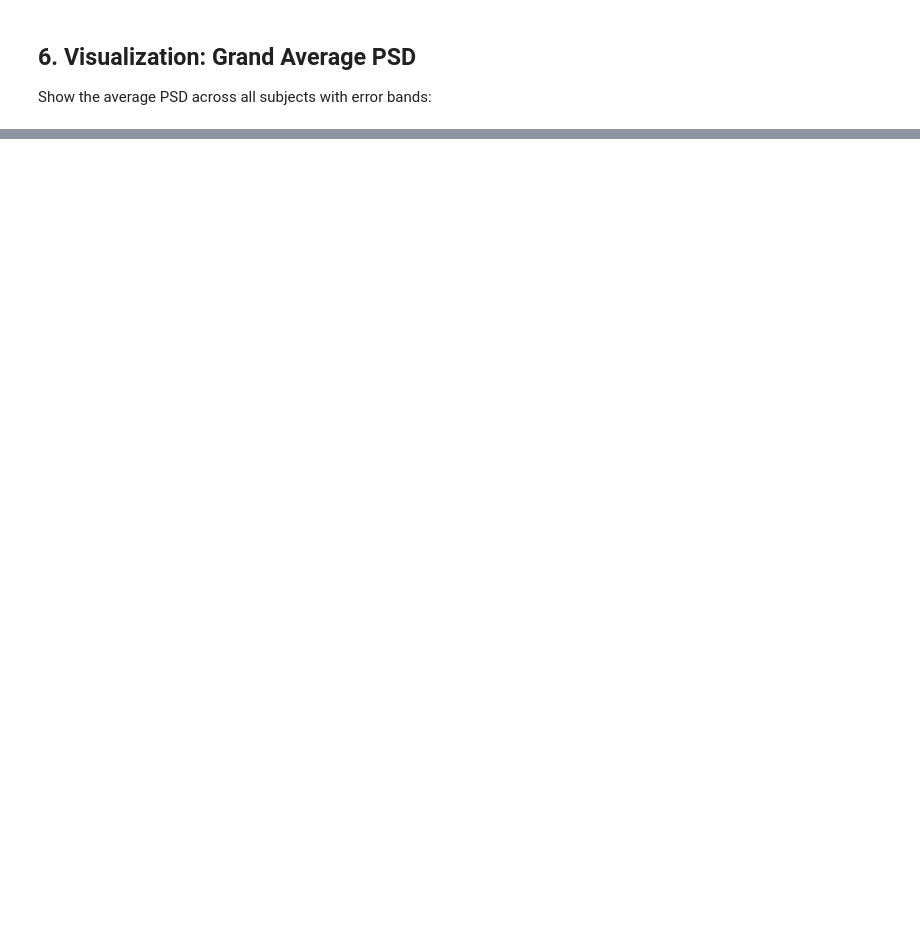
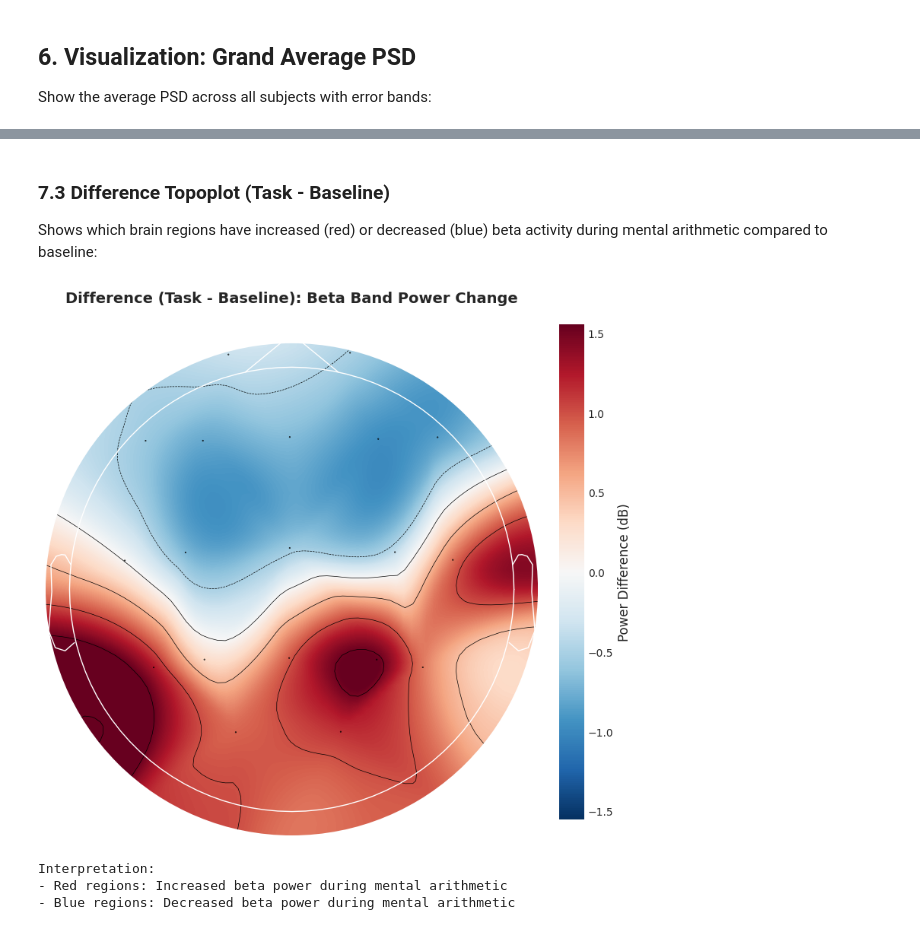
Before and after one commit to wildankev/eeg-vis, a Jupyter notebook: visualize.ipynb, the cells around one changed output, grey strips where cells are left out. Saved outputs shown, nothing was run; the diff lists cells and outputs as text; code cells hidden in the pictures; blank space fills up the shorter version.

```diff
--- a/visualize.ipynb
+++ b/visualize.ipynb
@@ -313,0 +453,36 @@ Plot saved: grand_average_psd_beta.png
+# %% [markdown]
+### 7.3 Difference Topoplot (Task - Baseline)
+
+Shows which brain regions have increased (red) or decreased (blue) beta activity during mental arithmetic compared to baseline:
+# %%
+fig, ax = plt.subplots(figsize=(8, 8))
+
+# Use symmetric colormap centered at 0
+vmax = max(abs(beta_power_diff_db.min()), abs(beta_power_diff_db.max()))
+
+im, cn = mne.viz.plot_topomap(
+    beta_power_diff_db,
+    info,
+    axes=ax,
+    show=False,
+    cmap='RdBu_r',
+    vlim=(-vmax, vmax),
+    contours=6,
+    sensors=True
+)
+
+ax.set_title('Difference (Task - Baseline): Beta Band Power Change', fontsize=14, fontweight='bold')
+cbar = plt.colorbar(im, ax=ax, fraction=0.046, pad=0.04)
+cbar.set_label('Power Difference (dB)', fontsize=12)
+
+plt.tight_layout()
+plt.show()
+
+print("\nInterpretation:")
+print("- Red regions: Increased beta power during mental arithmetic")
+print("- Blue regions: Decreased beta power during mental arithmetic")
+# %% [output]
+[figure, added]
+Interpretation:
+- Red regions: Increased beta power during mental arithmetic
+- Blue regions: Decreased beta power during mental arithmetic
```
Also changed, not shown: parts of 19 cells of this notebook, 1 other file.
